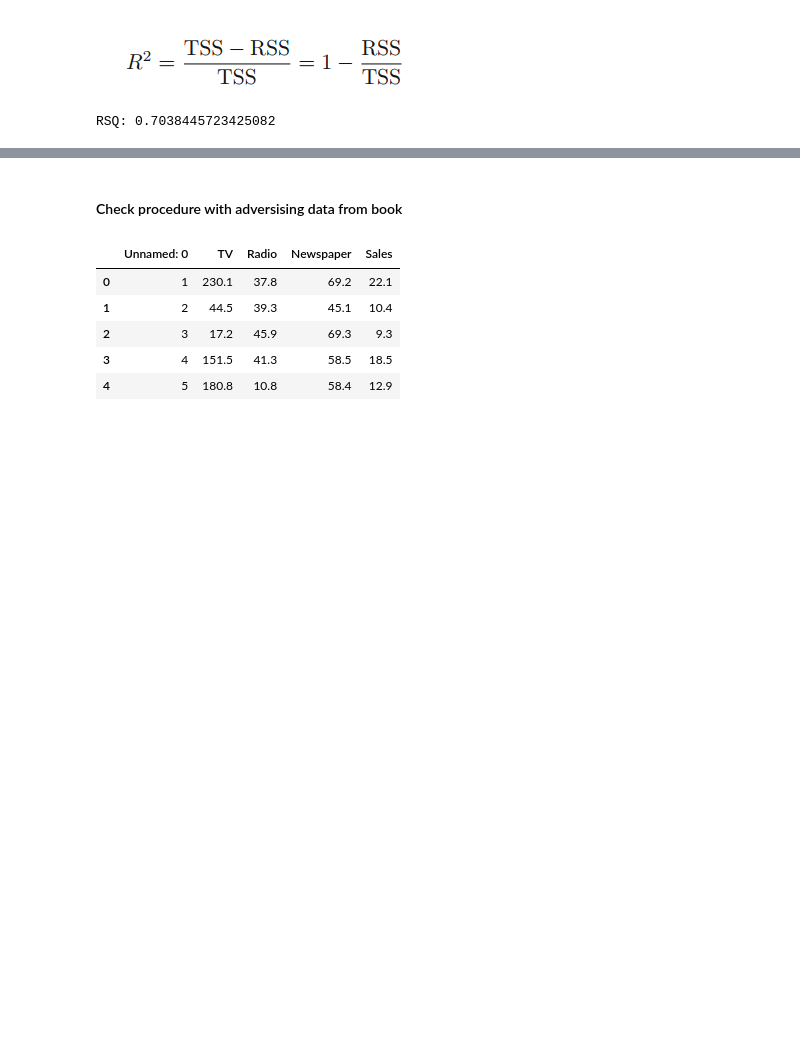
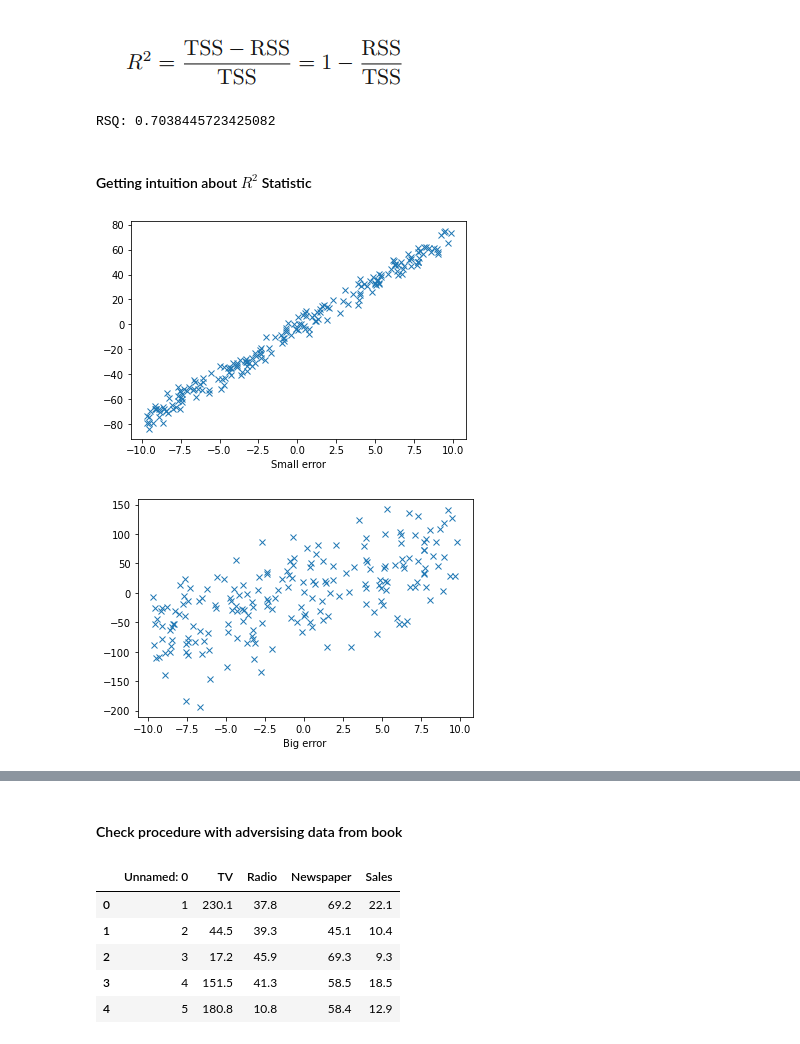
Before and after one commit to eon129/ISL_exercises, a Jupyter notebook: Chapter_3.ipynb, the cells around one changed output, grey strips where cells are left out. Drawn from its saved outputs; the diff is of its cells as text; code cells hidden in the pictures; blank space fills up the shorter version.

Commit message:
Added intuition about R squared

```diff
--- a/Chapter_3.ipynb
+++ b/Chapter_3.ipynb
@@ -236,3 +236,32 @@ rsq =  1 - (rss/tss)
 print(f'RSQ: {rsq}')
 # %% [output]
 RSQ: 0.7038445723425082
+# %% [markdown]
+#### Getting intuition about $R^2$ Statistic
+# %%
+#Generate 2 samples 1 with a lot of noise and other with little noise.
+
+n = 200
+X1 = np.random.uniform(-10,10, n)
+noise1 = np.random.normal(0, 50, n) # Gaussian distribution
+noise2 = np.random.normal(0, 5, n) # Gaussian distribution
+
+#This are the real parameters
+true_beta1, true_beta0 = 7.6, -3.3
+
+#Our true function
+# y = beta1 * x + beta0 + ε
+y1 = true_beta1 * X1 + true_beta0 + noise1
+y2 = true_beta1 * X1 + true_beta0 + noise2
+
+#pop = np.array([X, y])
+
+plt.plot(X1, y2, 'x');
+plt.xlabel('Small error')
+plt.show()
+plt.plot(X1, y1, 'x');
+plt.xlabel('Big error')
+plt.show()
+# %% [output]
+[figure, added]
+[figure, added]
```
Also changed, not shown: parts of 6 cells of this notebook.
